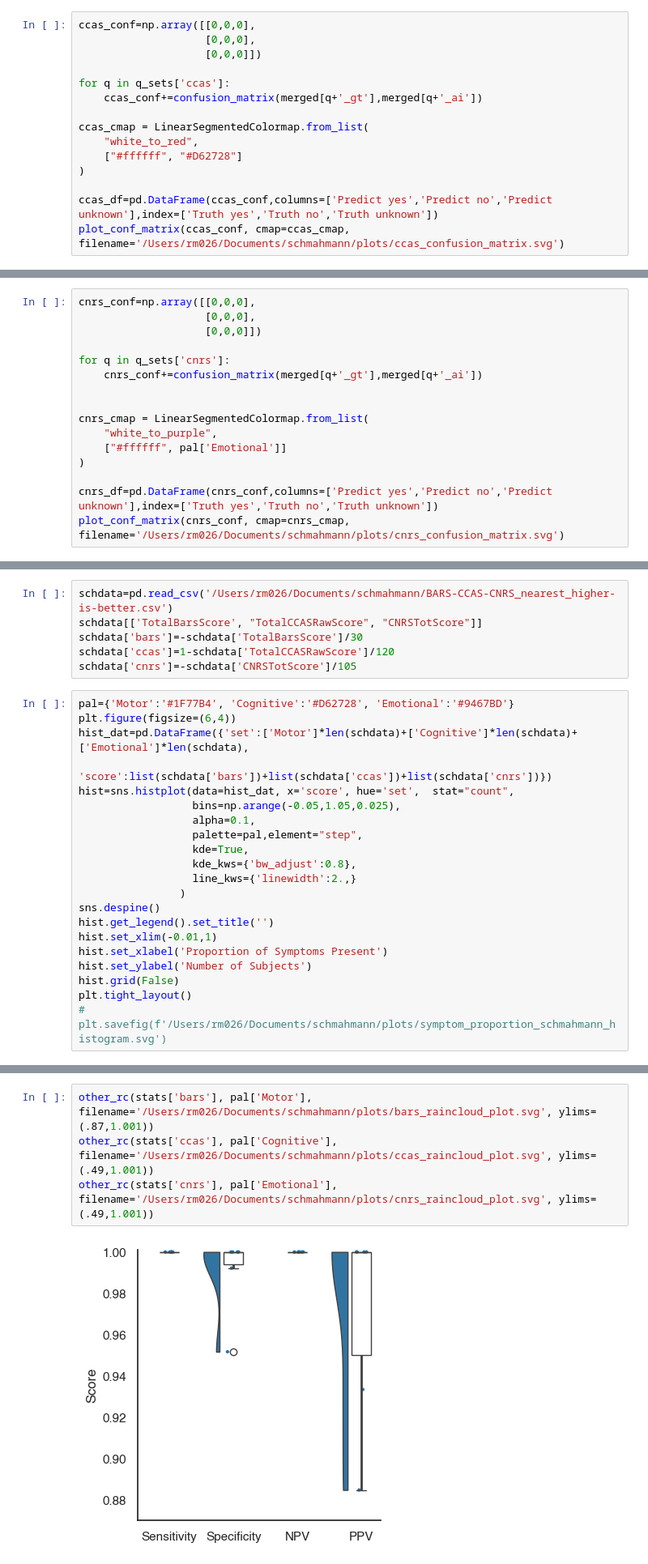
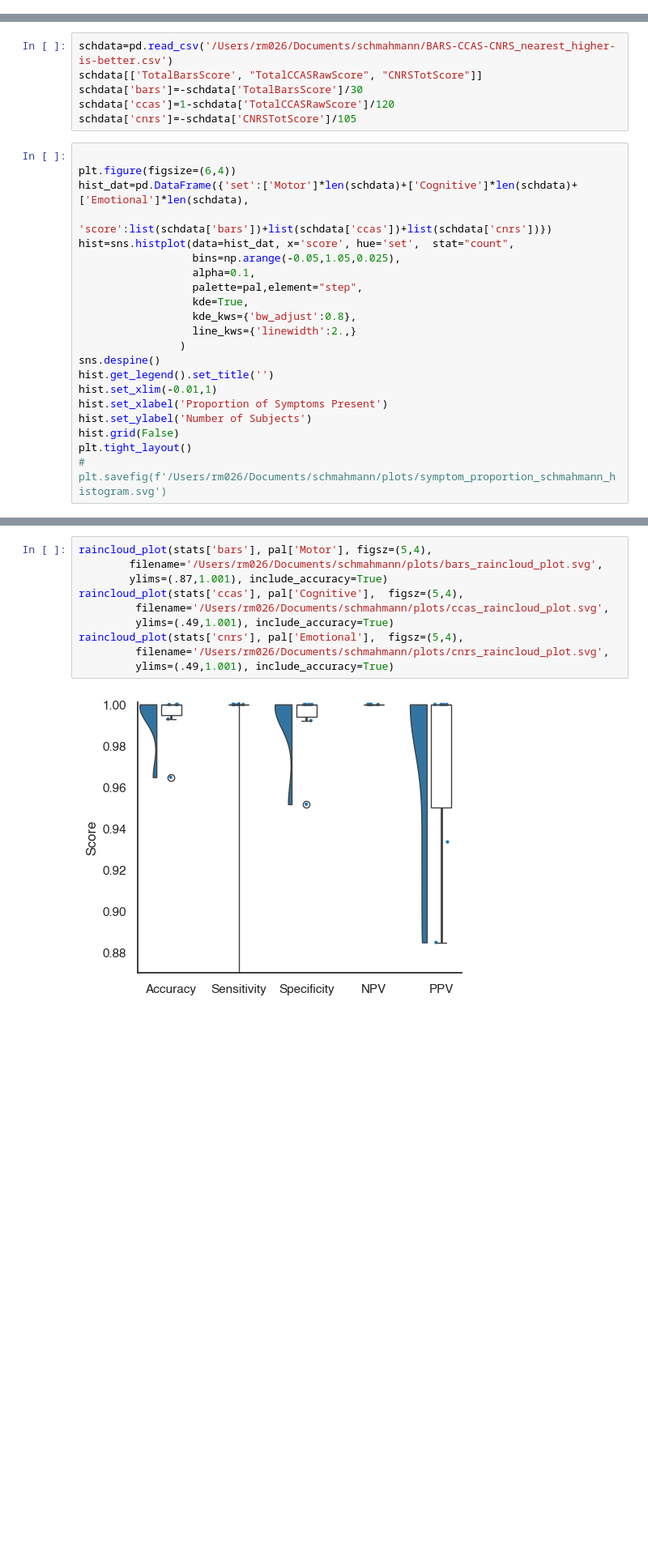
Before and after one commit to Calvinwhow/ReviewPyper, a Jupyter notebook: dev_tools/schmahmann_raynor_plots.ipynb, the cells around one changed output, grey strips where cells are left out. Shown at 81% size. Cells and saved outputs as stored; diff of their text form; blank space fills up the shorter version.

Commit message:
edits and plots

```diff
--- a/dev_tools/schmahmann_raynor_plots.ipynb
+++ b/dev_tools/schmahmann_raynor_plots.ipynb
@@ -401,15 +224,0 @@ plot_conf_matrix(bars_conf, cmap=bars_cmap, filename='/Users/rm026/Documents/sch
-# %%
-ccas_conf=np.array([[0,0,0],
-                    [0,0,0],
-                    [0,0,0]])
-
-for q in q_sets['ccas']:
-    ccas_conf+=confusion_matrix(merged[q+'_gt'],merged[q+'_ai'])
-
-ccas_cmap = LinearSegmentedColormap.from_list(
-    "white_to_red",
-    ["#ffffff", "#D62728"]
-)
-
-ccas_df=pd.DataFrame(ccas_conf,columns=['Predict yes','Predict no','Predict unknown'],index=['Truth yes','Truth no','Truth unknown'])
-plot_conf_matrix(ccas_conf, cmap=ccas_cmap, filename='/Users/rm026/Documents/schmahmann/plots/ccas_confusion_matrix.svg')
@@ -423,16 +224,0 @@ ccas_human_approved_accuracy
-# %%
-cnrs_conf=np.array([[0,0,0],
-                    [0,0,0],
-                    [0,0,0]])
-
-for q in q_sets['cnrs']:
-    cnrs_conf+=confusion_matrix(merged[q+'_gt'],merged[q+'_ai'])
-
-
-cnrs_cmap = LinearSegmentedColormap.from_list(
-    "white_to_purple",
-    ["#ffffff", pal['Emotional']]
-)
-
-cnrs_df=pd.DataFrame(cnrs_conf,columns=['Predict yes','Predict no','Predict unknown'],index=['Truth yes','Truth no','Truth unknown'])
-plot_conf_matrix(cnrs_conf, cmap=cnrs_cmap, filename='/Users/rm026/Documents/schmahmann/plots/cnrs_confusion_matrix.svg')
@@ -584,7 +328,7 @@ schdata['bars']=-schdata['TotalBarsScore']/30
 schdata['ccas']=1-schdata['TotalCCASRawScore']/120
 schdata['cnrs']=-schdata['CNRSTotScore']/105
 # %%
-pal={'Motor':'#1F77B4', 'Cognitive':'#D62728', 'Emotional':'#9467BD'}
+
 plt.figure(figsize=(6,4))
 hist_dat=pd.DataFrame({'set':['Motor']*len(schdata)+['Cognitive']*len(schdata)+['Emotional']*len(schdata),
                        'score':list(schdata['bars'])+list(schdata['ccas'])+list(schdata['cnrs'])})
@@ -649,6 +406,12 @@ def other_rc(stats_df, color, filename, ylims=None, debug=False):
 # %%
-other_rc(stats['bars'], pal['Motor'], filename='/Users/rm026/Documents/schmahmann/plots/bars_raincloud_plot.svg', ylims=(.87,1.001))
-other_rc(stats['ccas'], pal['Cognitive'], filename='/Users/rm026/Documents/schmahmann/plots/ccas_raincloud_plot.svg', ylims=(.49,1.001))
-other_rc(stats['cnrs'], pal['Emotional'], filename='/Users/rm026/Documents/schmahmann/plots/cnrs_raincloud_plot.svg', ylims=(.49,1.001))
+raincloud_plot(stats['bars'], pal['Motor'], figsz=(5,4),
+        filename='/Users/rm026/Documents/schmahmann/plots/bars_raincloud_plot.svg',
+        ylims=(.87,1.001), include_accuracy=True)
+raincloud_plot(stats['ccas'], pal['Cognitive'],  figsz=(5,4),
+         filename='/Users/rm026/Documents/schmahmann/plots/ccas_raincloud_plot.svg',
+         ylims=(.49,1.001), include_accuracy=True)
+raincloud_plot(stats['cnrs'], pal['Emotional'],  figsz=(5,4),
+         filename='/Users/rm026/Documents/schmahmann/plots/cnrs_raincloud_plot.svg',
+         ylims=(.49,1.001), include_accuracy=True)
 # %% [output]
-[figure, old version]
+[figure, new version]
```
Also changed, not shown: parts of 28 cells of this notebook, 4 other files.
